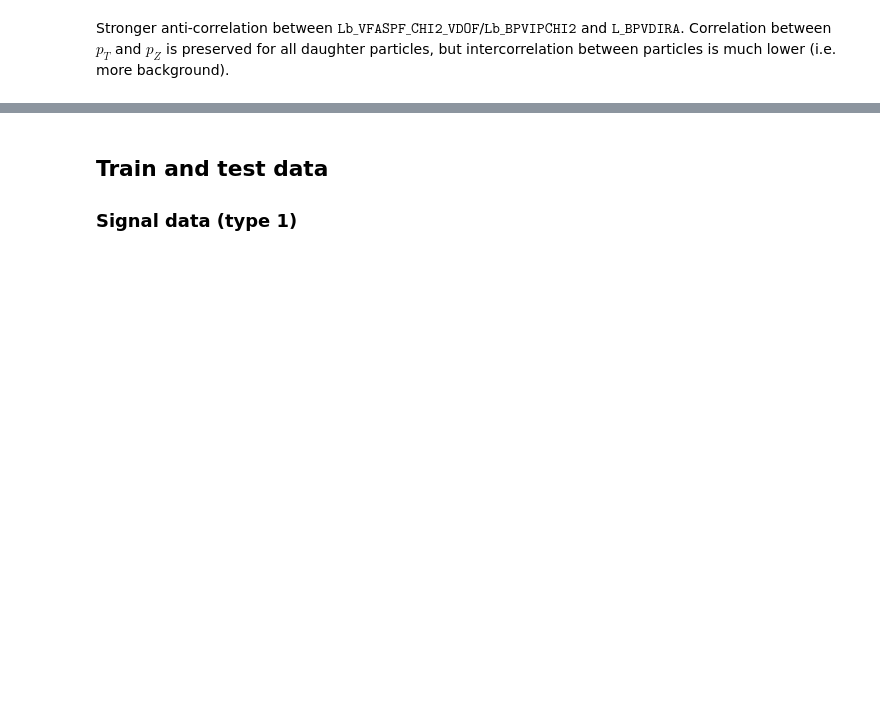
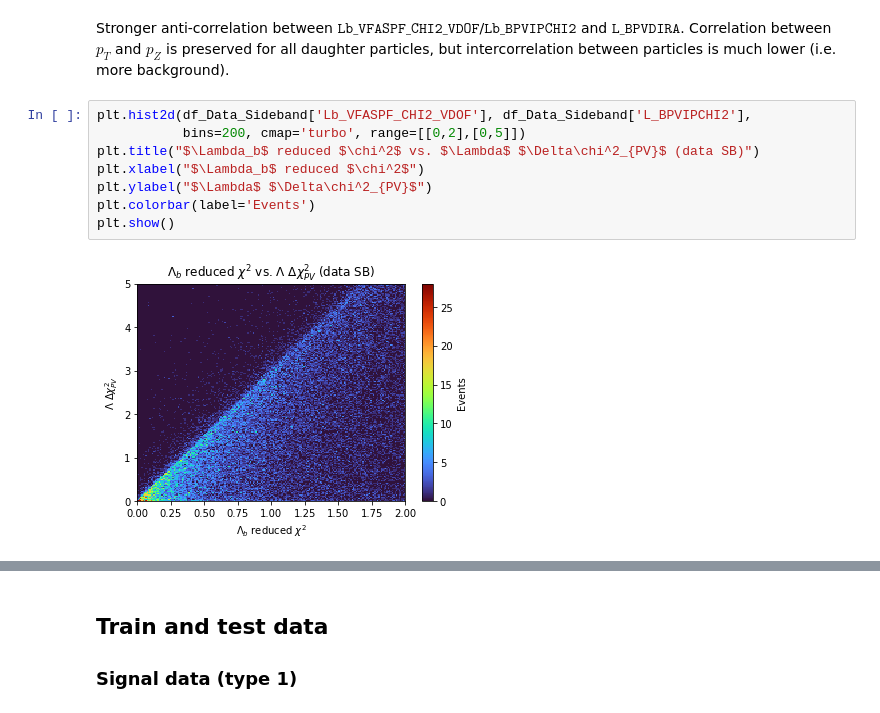
Before and after one commit to alatios/lb2jpsil_classifier-studies, a Jupyter notebook: BDT.ipynb, the cells around one changed output, grey strips where cells are left out. Cells and saved outputs as stored; diff of their text form; blank space fills up the shorter version.

```diff
--- a/BDT.ipynb
+++ b/BDT.ipynb
@@ -370,3 +403,13 @@ plt.show()
 [figure]
 # %% [markdown]
 Stronger anti-correlation between $\texttt{Lb_VFASPF_CHI2_VDOF}$/$\texttt{Lb_BPVIPCHI2}$ and $\texttt{L_BPVDIRA}$. Correlation between $p_T$ and $p_Z$ is preserved for all daughter particles, but intercorrelation between particles is much lower (i.e. more background).
+# %%
+plt.hist2d(df_Data_Sideband['Lb_VFASPF_CHI2_VDOF'], df_Data_Sideband['L_BPVIPCHI2'],
+           bins=200, cmap='turbo', range=[[0,2],[0,5]])
+plt.title("$\Lambda_b$ reduced $\chi^2$ vs. $\Lambda$ $\Delta\chi^2_{PV}$ (data SB)")
+plt.xlabel("$\Lambda_b$ reduced $\chi^2$")
+plt.ylabel("$\Lambda$ $\Delta\chi^2_{PV}$")
+plt.colorbar(label='Events')
+plt.show()
+# %% [output]
+[figure, added]
```
Also changed, not shown: parts of 41 cells of this notebook.
